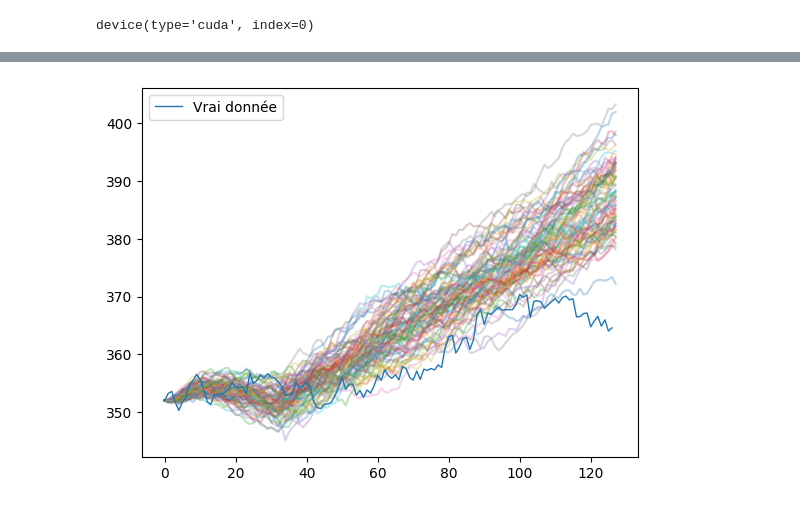
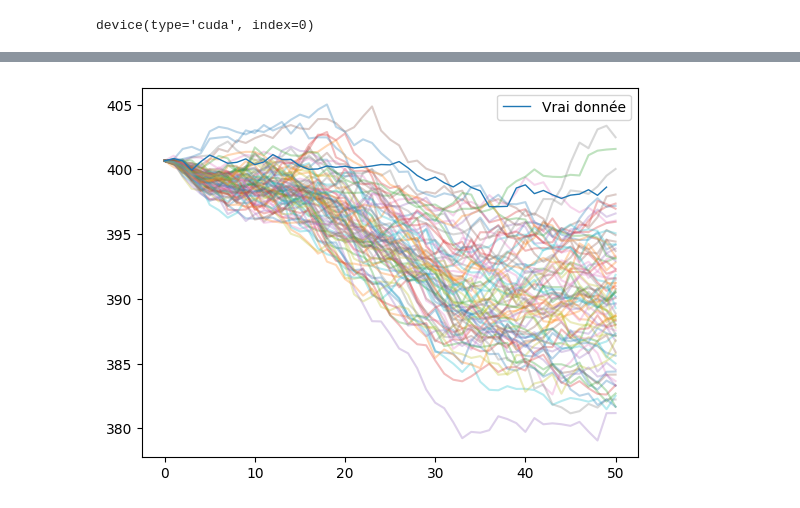
Before and after one commit to QMoayedpour/statapp-hsbc, a Jupyter notebook: gan_simulation2.ipynb, the cells around one changed output, grey strips where cells are left out. Saved outputs shown, nothing was run; the diff lists cells and outputs as text; code cells hidden in the pictures.

```diff
--- a/gan_simulation2.ipynb
+++ b/gan_simulation2.ipynb
@@ -41,6 +58,6 @@ device(type='cuda', index=0)
 # %%
 df = pd.read_csv('./data/GANData.csv')
-actif = "UK Government Bond - USD Hedged"
+actif = "EUR Corporate Bond - USD Hedged"
 sdf = df[df['ASSETNAME']==actif]['PRICE']
 y = np.log(sdf/sdf.shift(1))[1:].to_numpy()
 true_y = df[df['ASSETNAME']==actif]['PRICE'].to_numpy()
@@ -56,7 +73,7 @@ simple_plot(y, f"Log returns de l'actif {actif}")
 # %%
 num_epochs = 200
 generator = Generator().to(device)
-log_returns_preprocessed = y#np.expand_dims(y, axis=1)
+log_returns_preprocessed = np.expand_dims(y, axis=1)
 train = True
 dict_loss = {"Gen" : [], "Disc": []}
 if train:
@@ -113,15 +130,16 @@ simple_plot(dict_loss['Disc'][10:], 'Loss training Discriminator')
 # %%
+size = 50
 generator.eval()
-noise = torch.randn(80,3,127).to(device)
+noise = torch.randn(80,3,size).to(device)
 z = generator(noise).cpu().detach().squeeze()
 # %%
 from utils.create_data import simple_plot
 generator.eval()
-noise = torch.randn(80,3,127).to(device)
+noise = torch.randn(80,3,size).to(device)
 z = generator(noise).cpu().detach().squeeze()
 for i in range(3):
-    plt.plot(z.numpy()[i]/20, alpha=0.5 ,label= f'scénario {i}')
+    plt.plot(z.numpy()[i]/80, alpha=0.5 ,label= f'scénario {i}')
 n = random.randint(0, 2000)
-plt.plot(y[n:n+127], color='red')
+plt.plot(y[n:n+size], color='red')
 # %% [output]
 [<matplotlib.lines.Line2D at 0x...>]
@@ -150,22 +173,22 @@ plot_tsne(real_samples, fake, random=True)
 # %%
 generator.eval()
-noise = torch.randn(80,3,127).to(device)
+noise = torch.randn(80,3,size).to(device)
 z = generator(noise).cpu().detach().squeeze()
-fake = np.reshape(z.numpy(), (80,1,127))
+fake = np.reshape(z.numpy(), (80,1,size))
 def fake_scenarios(input_, fake_array, start, num,alpha=0.5, reducer=5):
     if fake_array.shape[1]==1:
         fake_array = np.squeeze(fake_array)
     if num>fake_array.shape[0]:
         num = fake_array.shape[0]
     for j in range(num):
-        fake_line = np.array([true_y[start]] + [true_y[start] * np.prod(1 + fake_squeeze[j,:i+1]/reducer) for i in range(fake_squeeze.shape[1])])
+        fake_line = np.array([true_y[start]] + [true_y[start] * np.prod(1 + fake_array[j,:i+1]/reducer) for i in range(fake_array.shape[1])])
         plt.plot(fake_line, alpha=alpha)
     plt.plot(input_[start:start+fake_array.shape[1]], linewidth=1, label='Vrai donnée')
     plt.legend()
     plt.show()
 
-fake_scenarios(true_y, fake, random.randint(0, 2000), 6000, reducer=5, alpha=0.3)
+fake_scenarios(true_y, fake, random.randint(0, 2000), 6000, reducer=50, alpha=0.3)
 # %% [output]
-[figure, old version]
+[figure, new version]
 # %%
 n = random.randint(0, 2000)
```
Also changed, not shown: parts of 12 cells of this notebook.
